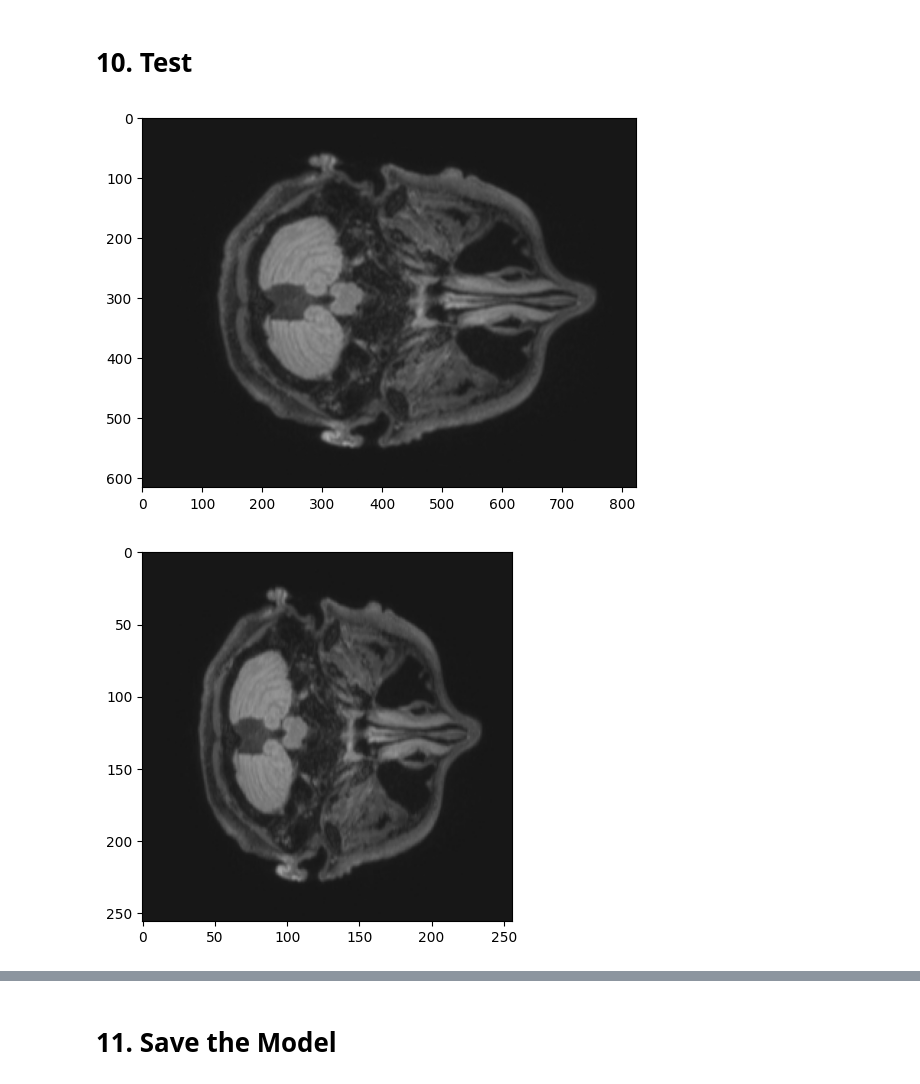
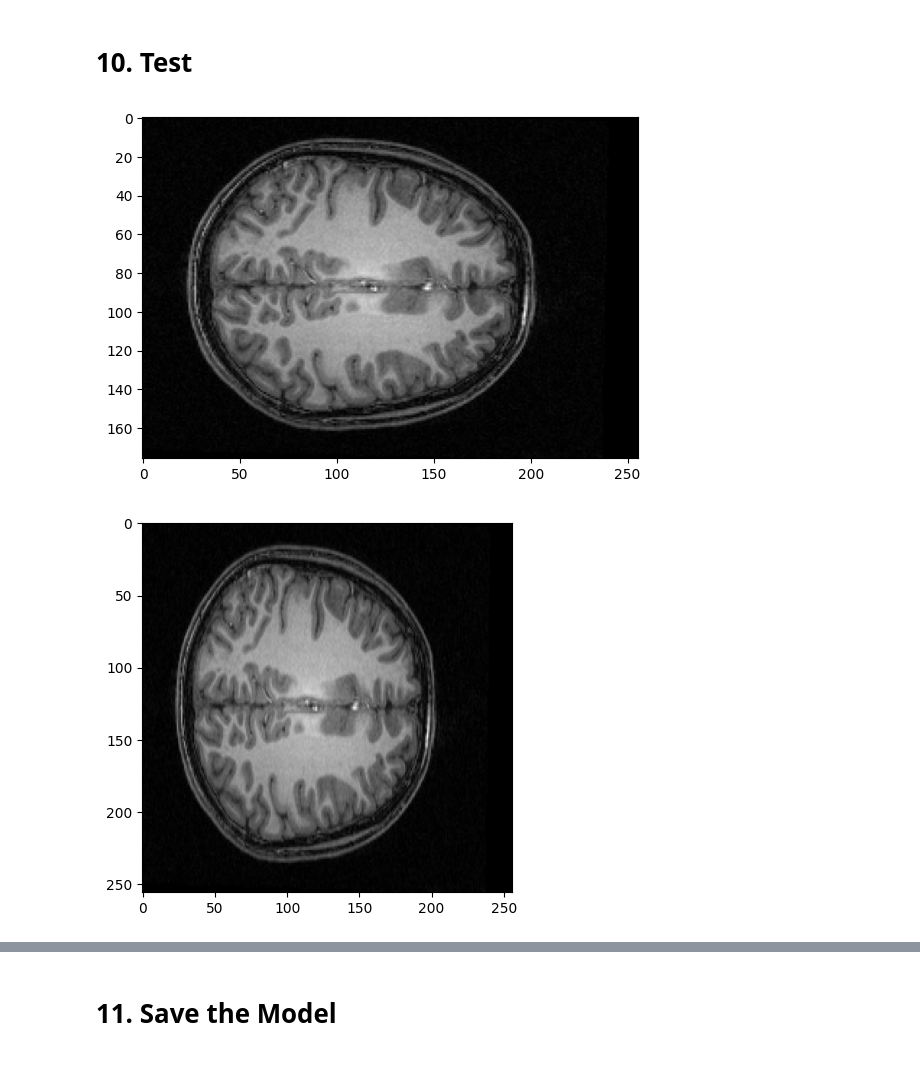
Before and after one commit to flamingunicorn/brainScanClassifier, a Jupyter notebook: brainClassification/Getting Started.ipynb, the cells around one changed output, grey strips where cells are left out. Saved outputs shown, nothing was run; the diff lists cells and outputs as text; code cells hidden in the pictures.

```diff
--- a/brainClassification/Getting Started.ipynb
+++ b/brainClassification/Getting Started.ipynb
@@ -273,17 +281,17 @@ tf.Tensor(0.0, shape=(), dtype=float32) tf.Tensor(0.0, shape=(), dtype=float32)
 # %%
 import cv2
 # %%
-img = cv2.imread('../images/test_scans/parkinson/park3.png')
+img = cv2.imread('../images/test_scans/control/scanControl2_160.png')
 plt.imshow(img)
 plt.show()
 # %% [output]
-[figure, old version]
+[figure, new version]
 # %%
 resize = tf.image.resize(img, (256,256))
 plt.imshow(resize.numpy().astype(int))
 plt.show()
 # %% [output]
-[figure, old version]
+[figure, new version]
 # %%
 yhat = model.predict(np.expand_dims(resize/255, 0))
 # %% [output]
```
Also changed, not shown: parts of 17 cells of this notebook, 3 other files.
